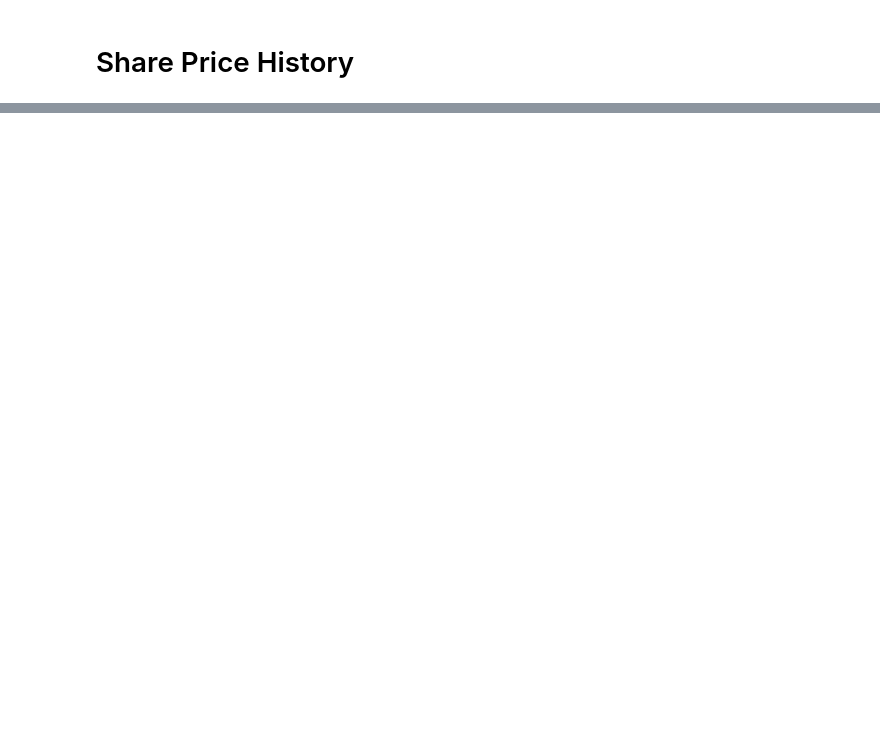
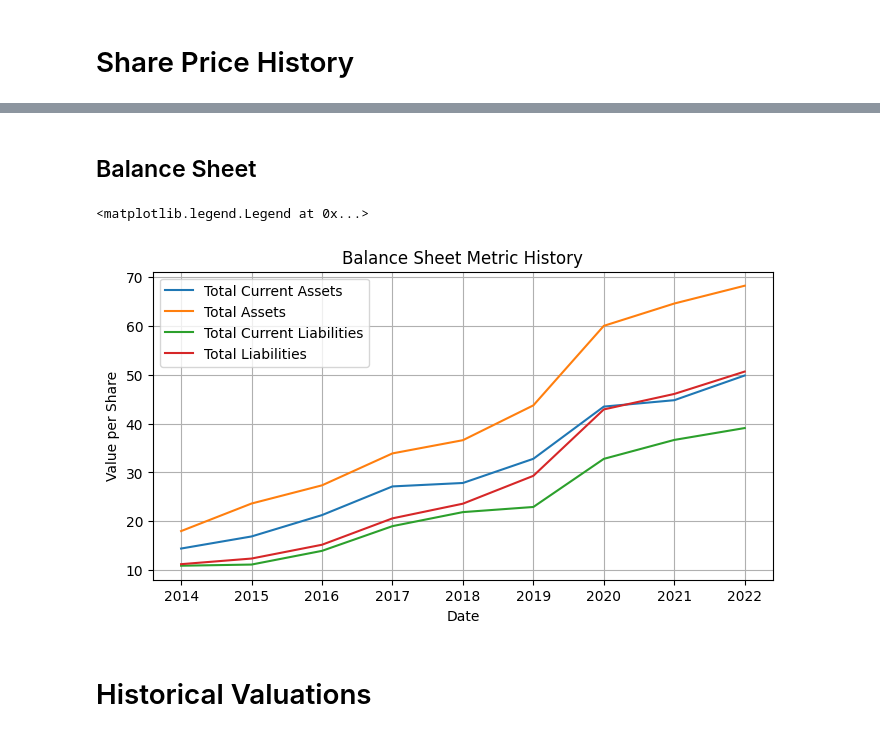
Before and after one commit to BrendanSkyLiang/brendans_bloomberg, a Jupyter notebook: notebooks/single_equity_overview.ipynb, the cells around one changed output, grey strips where cells are left out. Cells and saved outputs as stored; diff of their text form; code cells hidden in the pictures; blank space fills up the shorter version.

```diff
--- a/notebooks/single_equity_overview.ipynb
+++ b/notebooks/single_equity_overview.ipynb
@@ -34,0 +101,35 @@ plt.legend([str(company.profile.name[0]), "S&P Benchmark"])
+# %% [markdown]
+## Balance Sheet
+# %%
+
+year = []
+total_current_assets = []
+total_assets = []
+total_current_liabilities = []
+total_liabilities = []
+
+for yr in years_ref:
+    try:
+        annual_balancesheet = company.get_annual_balance_sheet(yr)
+        year.append(annual_balancesheet.calendar_year)
+        total_current_assets.append(annual_balancesheet.total_current_assets)
+        total_assets.append(annual_balancesheet.total_assets)
+        total_current_liabilities.append(annual_balancesheet.total_current_liabilities)
+        total_liabilities.append(annual_balancesheet.total_liabilities)
+    except: pass
+
+plt.figure(figsize=(8, 4))  # Customize the figure size if needed
+plt.plot(year, np.array(total_current_assets)/np.array(num_shares))  # Use dates or converted values for x-axis
+plt.plot(year, np.array(total_assets)/np.array(num_shares))
+plt.plot(year, np.array(total_current_liabilities)/np.array(num_shares))
+plt.plot(year, np.array(total_liabilities)/np.array(num_shares))
+plt.xlabel("Date")
+plt.ylabel("Value per Share")
+plt.title("Balance Sheet Metric History")
+plt.grid(True)
+plt.legend(["Total Current Assets","Total Assets","Total Current Liabilities","Total Liabilities"])
+# %% [output]
+<matplotlib.legend.Legend at 0x...>
+[figure, added]
+# %% [markdown]
+# Historical Valuations
```
Also changed, not shown: parts of 7 cells of this notebook, 8 other files.
